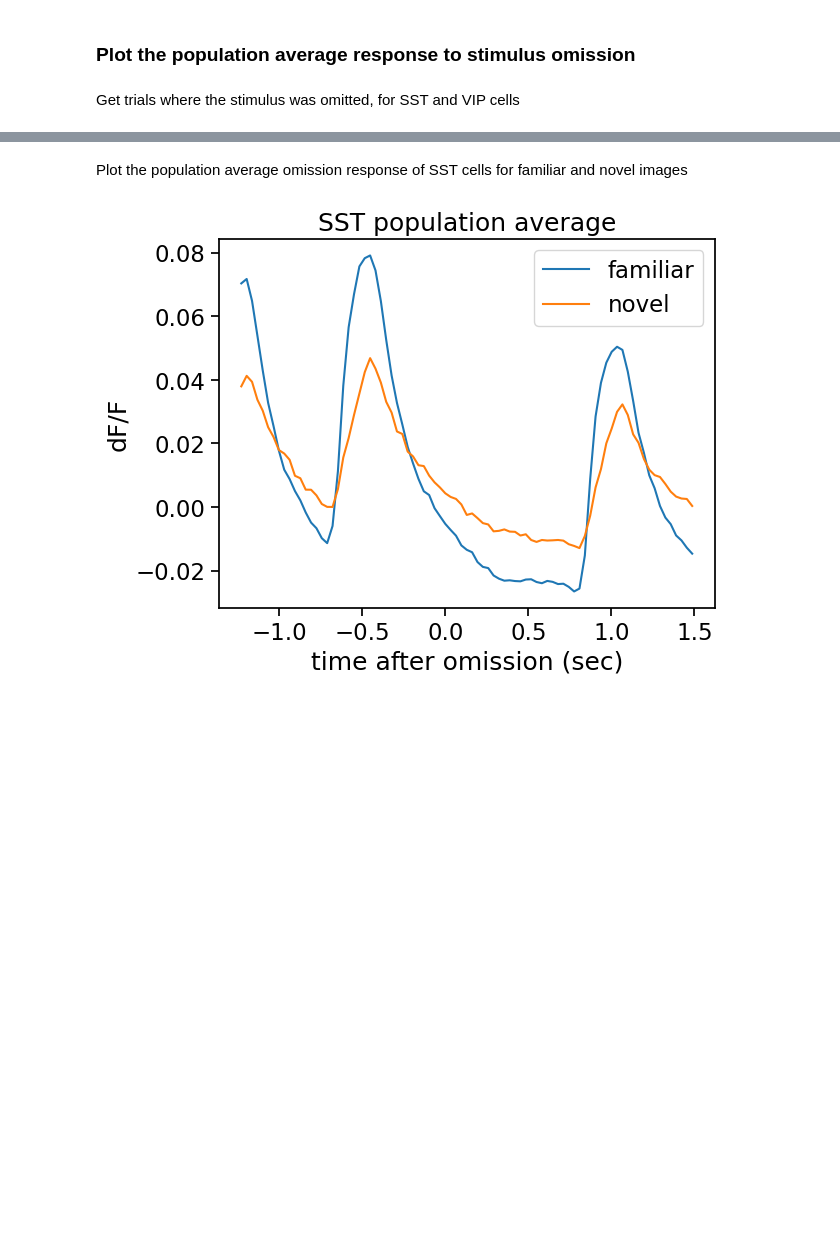
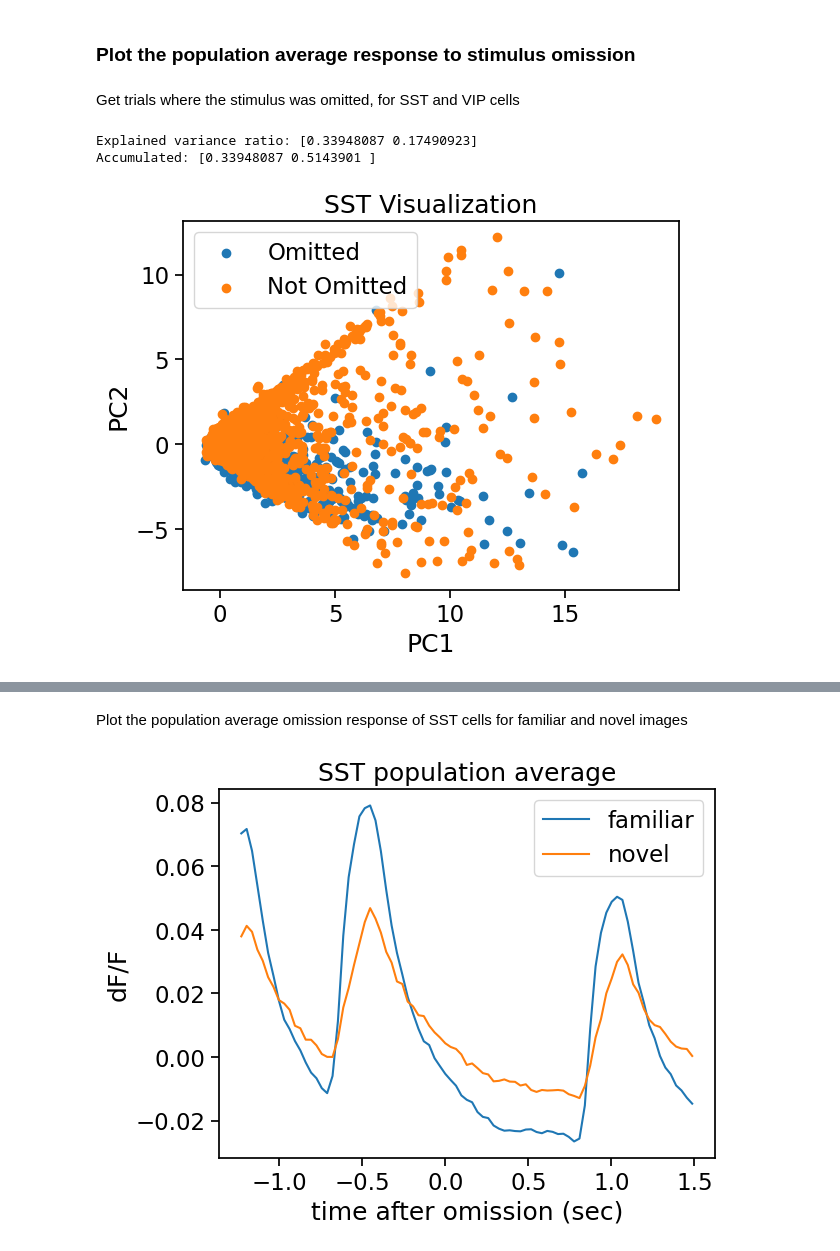
Before and after one commit to RiverGao/NMA_Proj_1, a Jupyter notebook: load_Allen_Visual_Behavior_from_pre_processed_file.ipynb, the cells around one changed output, grey strips where cells are left out. Saved outputs shown, nothing was run; the diff lists cells and outputs as text; code cells hidden in the pictures; blank space fills up the shorter version.

Commit message:
visualization

```diff
--- a/load_Allen_Visual_Behavior_from_pre_processed_file.ipynb
+++ b/load_Allen_Visual_Behavior_from_pre_processed_file.ipynb
@@ -306,0 +327,27 @@ Get trials where the stimulus was omitted, for SST and VIP cells
+# %%
+sst_data = data[(data.cre_line == 'Sst-IRES-Cre')]
+sst_arrays = np.stack(sst_data.trace.values)
+
+pca = PCA(n_components=2)
+# print(sst_data.shape)
+pca.fit(sst_arrays)
+print(f'Explained variance ratio: {pca.explained_variance_ratio_}')
+print(f'Accumulated: {np.cumsum(pca.explained_variance_ratio_)}')
+
+# fig, axs = plt.subfigures()
+for omitted in [True, False]:
+  o_data = data[(data.cre_line == 'Sst-IRES-Cre') & (data.omitted == omitted)]
+  # print(o_data)
+  traces = np.stack(o_data.trace.values)
+  traces_reduced = pca.transform(traces)
+  plt.scatter(traces_reduced[:, 0], traces_reduced[:, 1], label='Omitted' if omitted else 'Not Omitted')
+
+plt.title('SST Visualization')
+plt.xlabel('PC1')
+plt.ylabel('PC2')
+plt.legend()
+plt.show()
+# %% [output]
+Explained variance ratio: [0.33948087 0.17490923]
+Accumulated: [0.33948087 0.5143901 ]
+[figure, added]
```
Also changed, not shown: parts of 9 cells of this notebook.
